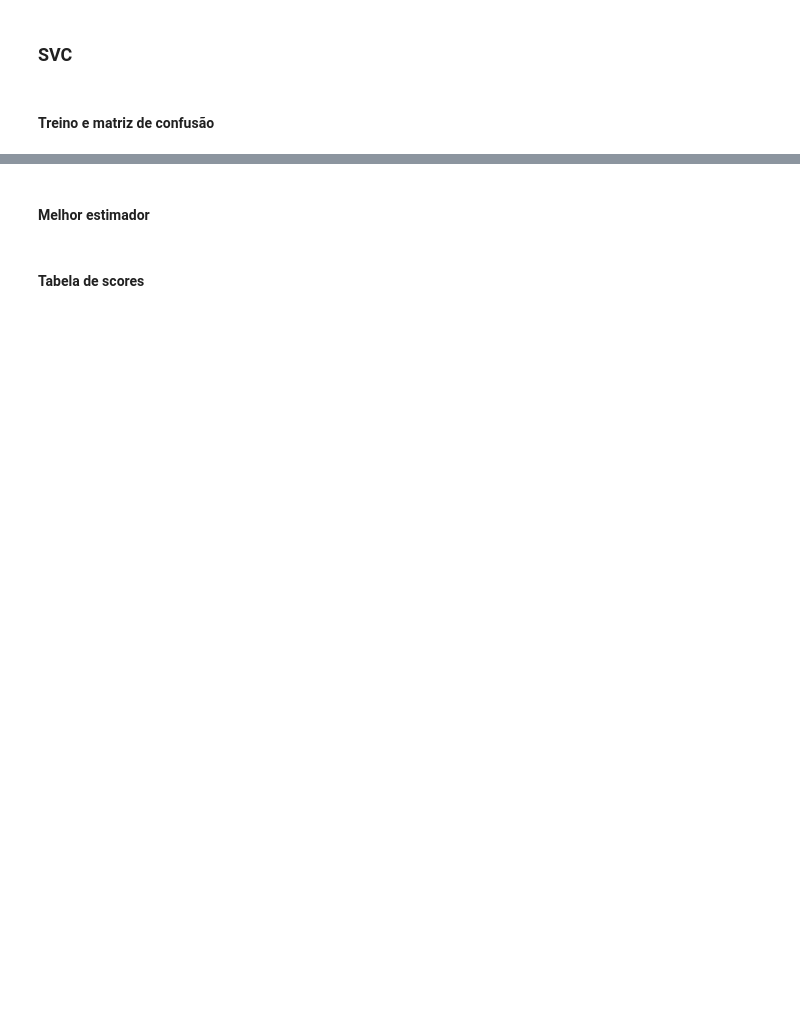
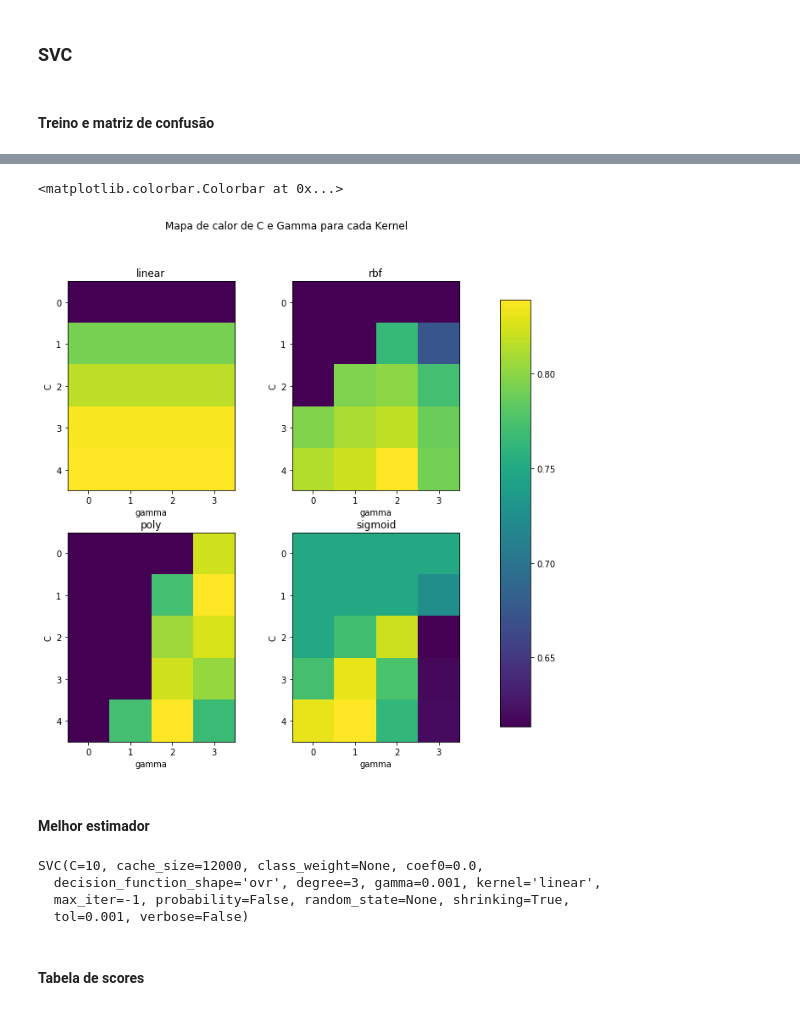
Before and after one commit to gaabrielfranco/data-mining-w2, a Jupyter notebook: tp2_gabriel.ipynb, the cells around one changed output, grey strips where cells are left out. Saved outputs shown, nothing was run; the diff lists cells and outputs as text; code cells hidden in the pictures; blank space fills up the shorter version.

```diff
--- a/tp2_gabriel.ipynb
+++ b/tp2_gabriel.ipynb
@@ -324,2 +341,37 @@ Fitting 3 folds for each of 1600 candidates, totalling 4800 fits
+# %%
+plt.rcParams['figure.figsize'] = 10, 10
+
+score_dict = svc.grid_scores_
+i = j = 0
+fig, axes = plt.subplots(2, 2)
+for kernel in ['linear', 'rbf', 'poly', 'sigmoid']:
+    scores = [x[1] for x in score_dict if x[0]['kernel'] == kernel]
+    scores = np.array(scores).reshape(len(C_range), len(gamma_range))
+
+    im = axes[i, j].imshow(scores, interpolation='nearest')
+    axes[i, j].set_xlabel('gamma')
+    axes[i, j].set_ylabel('C')
+    #axes[i, j].set_xticks(np.arange(len(gamma_range)), gamma_range)
+    #axes[i, j].set_yticks(np.arange(len(C_range)), C_range)
+    #axes[i, j].set_xticklabels([0.001, 0.01, 0.1, 1])
+    #axes[i, j].set_yticklabels([0.001, 0.01, 0.1, 1, 10])
+    axes[i, j].set_title(kernel)
+
+    j += 1
+    if j == 2:
+        j = 0
+        i += 1
+
+for i in range(2):
+    for j in range(2):
+        axes[i, j].set_xticklabels([0.001, 0.01, 0.1, 1])
+        axes[i, j].set_yticklabels([0.001, 0.01, 0.1, 1, 10])
+plt.suptitle("Mapa de calor de C e Gamma para cada Kernel")
+fig.subplots_adjust(right=0.8)
+cbar_ax = fig.add_axes([0.85, 0.15, 0.05, 0.7])
+fig.colorbar(im, cax=cbar_ax)
+# %% [output]
+<matplotlib.colorbar.Colorbar at 0x...>
+[figure, added]
 # %% [markdown]
 #### Melhor estimador
@@ -328,3 +378,11 @@ svc.best_estimator_
+# %%
+joblib.dump(svc.best_estimator_, 'models/svc_best.pkl')
+svc.best_estimator_
+# %% [output]
+SVC(C=10, cache_size=12000, class_weight=None, coef0=0.0,
+  decision_function_shape='ovr', degree=3, gamma=0.001, kernel='linear',
+  max_iter=-1, probability=False, random_state=None, shrinking=True,
+  tol=0.001, verbose=False)
 # %% [markdown]
 #### Tabela de scores
 # %%
```
Also changed, not shown: parts of 18 cells of this notebook, 3 other files.
